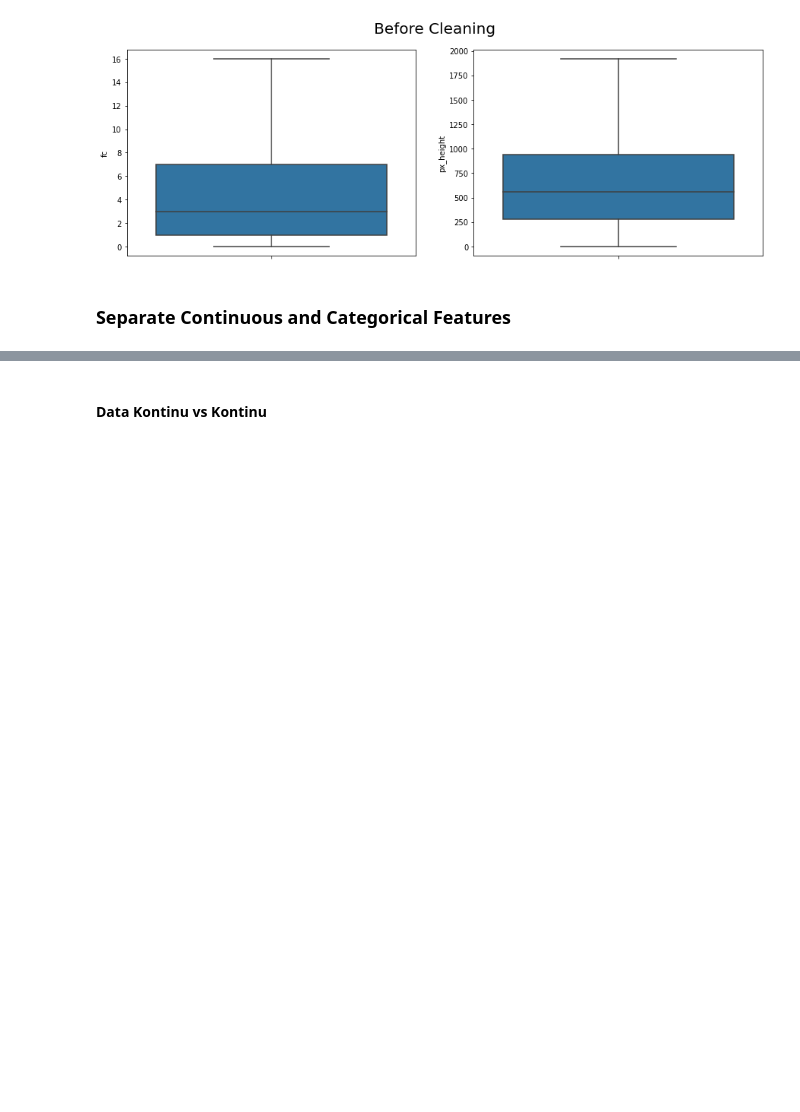
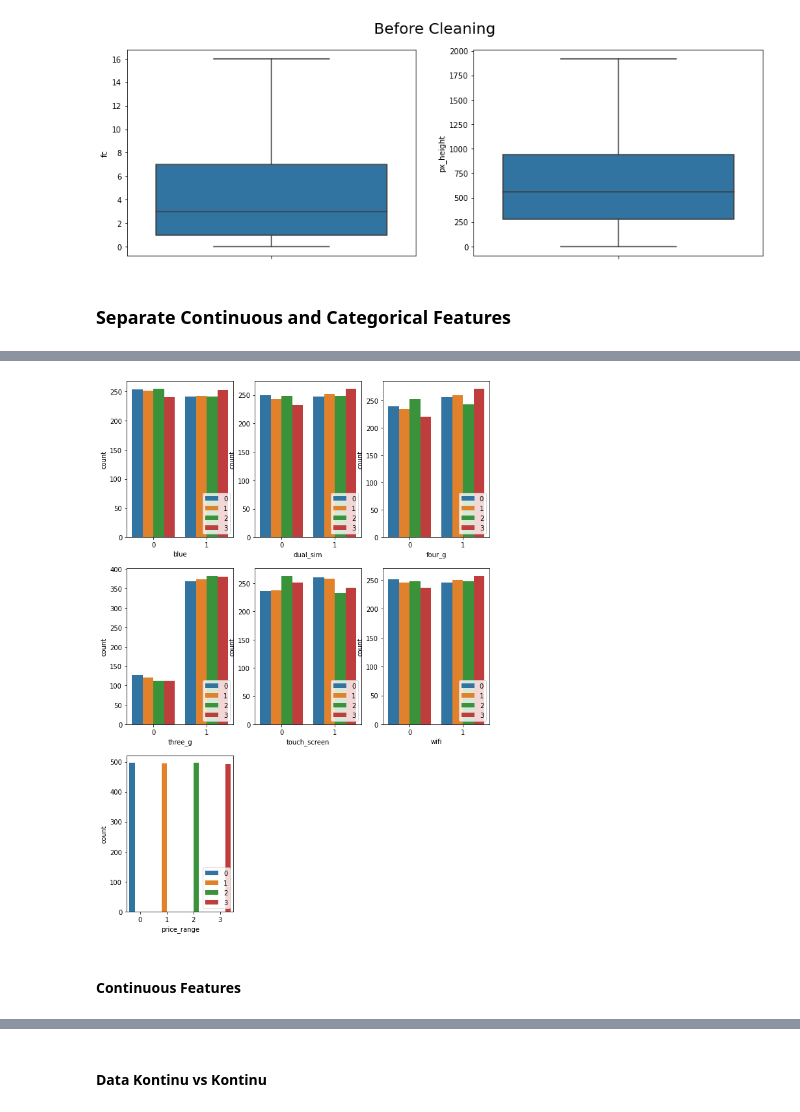
Before and after one commit to Liore-S/mobile-price-classification, a Jupyter notebook: eda.ipynb, the cells around one changed output, grey strips where cells are left out. Cells and saved outputs as stored; diff of their text form; code cells hidden in the pictures; blank space fills up the shorter version.

```diff
--- a/eda.ipynb
+++ b/eda.ipynb
@@ -200,9 +208,9 @@ Feature 'price_range' has '4' unique values
 # %%
 catFeatures = list()
-numFeatures = list()
+conFeatures = list()
 for column_name in dfClean.columns:
     unique_values = len(dfClean[column_name].unique())
     if unique_values < 6:
       catFeatures.append(column_name)
     else:
-      numFeatures.append(column_name)
+      conFeatures.append(column_name)
@@ -216,0 +232,12 @@ plt.show()
+# %%
+i = 1
+plt.figure(figsize=(10,15))
+for cat in catFeatures:
+  plt.subplot(3,3,i)
+  sns.countplot(x=cat, data=dfClean, hue= 'price_range')
+  plt.legend(loc='lower right')
+  i +=1
+# %% [output]
+[figure, added]
+# %% [markdown]
+#### Continuous Features
```
Also changed, not shown: parts of 18 cells of this notebook, 1 other file.
